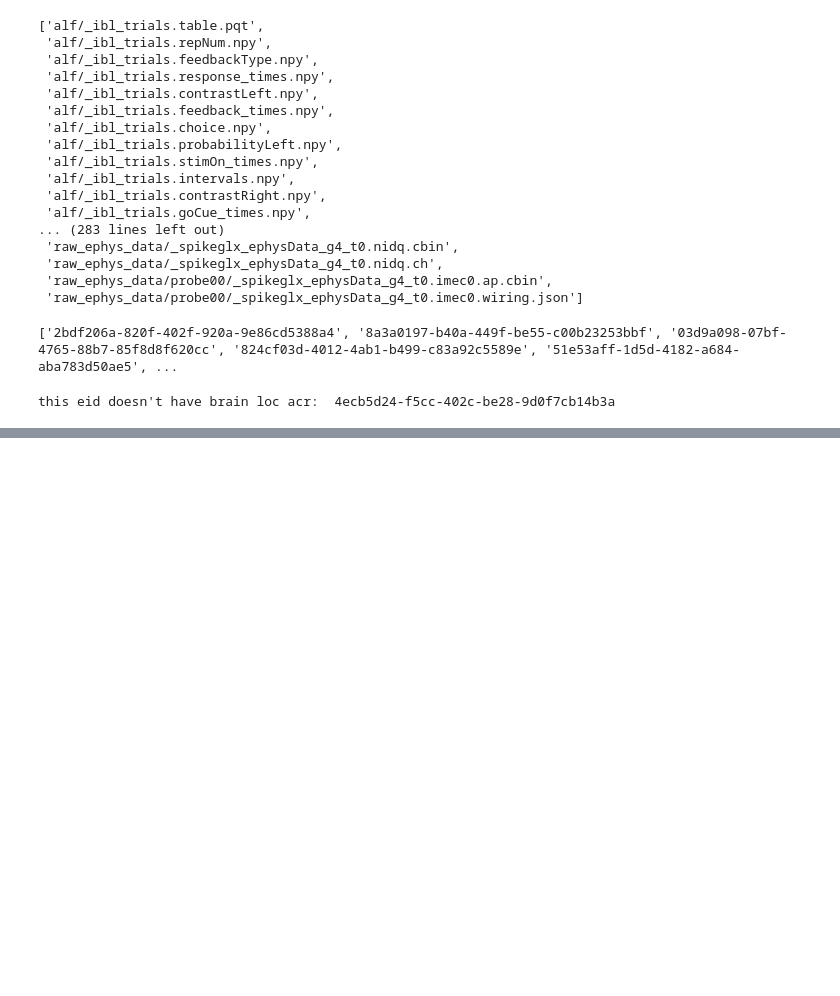
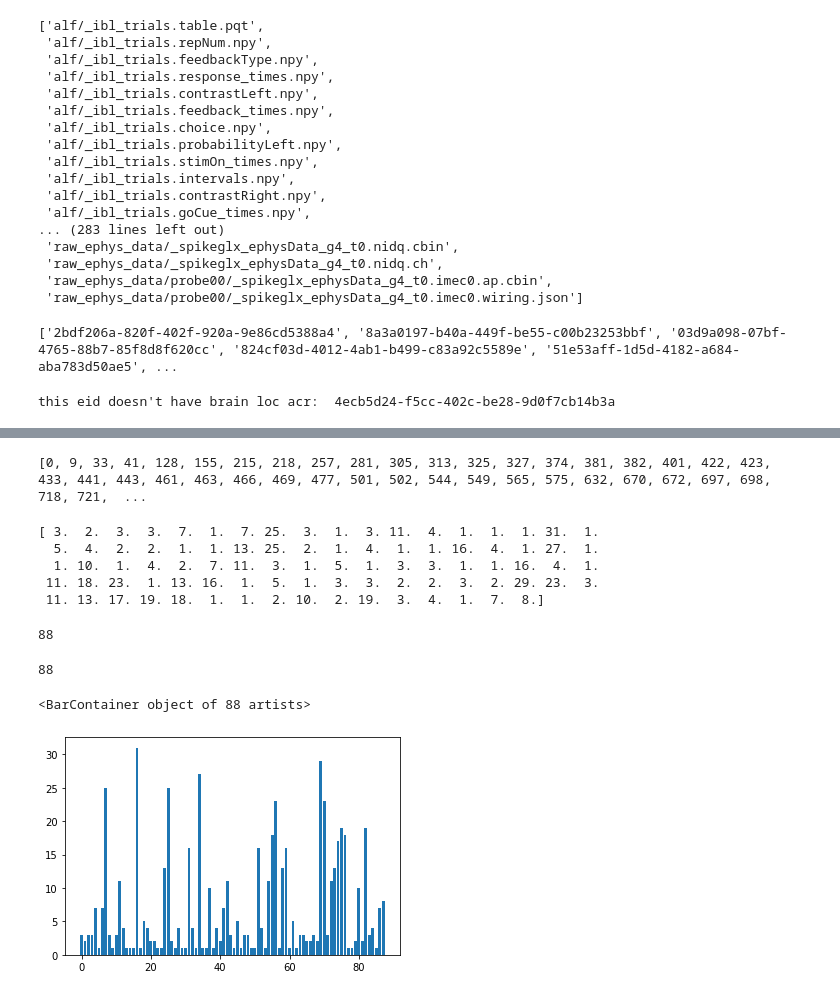
Before and after one commit to MariaKCodes/OpenMScThesisInNeuroPixelProbeDataAnalysis, a Jupyter notebook: SearchApp.ipynb, the cells around one changed output, grey strips where cells are left out. Cells and saved outputs as stored; diff of their text form; code cells hidden in the pictures; blank space fills up the shorter version.

Commit message:
Histogram over brain regions

```diff
--- a/SearchApp.ipynb
+++ b/SearchApp.ipynb
@@ -49,9 +49,11 @@ print(eids)
 # %% [output]
 ['2bdf206a-820f-402f-920a-9e86cd5388a4', '8a3a0197-b40a-449f-be55-c00b23253bbf', '03d9a098-07bf-4765-88b7-85f8d8f620cc', '824cf03d-4012-4ab1-b499-c83a92c5589e', '51e53aff-1d5d-4182-a684-aba783d50ae5', ...
 # %%
+dats=[]
 for eid in eids:
   try:
     dat = one.load_dataset(eid, '*channels.brainLocationIds_ccf_2017.npy')
+    dats.append(dat)
   except:
     print('this eid doesn\'t have brain loc acr: ', eid)
 # %% [output]
@@ -58,0 +81,46 @@ this eid doesn't have brain loc acr:  4ecb5d24-f5cc-402c-be28-9d0f7cb14b3a
+# %%
+import numpy as np
+unique=[]
+for d in dats:
+  u=list(np.unique(d))
+  for j in u:
+    unique.append(j)
+unique=list(np.unique(unique))
+# %%
+print(unique)
+# %% [output]
+[0, 9, 33, 41, 128, 155, 215, 218, 257, 281, 305, 313, 325, 327, 374, 381, 382, 401, 422, 423, 433, 441, 443, 461, 463, 466, 469, 477, 501, 502, 544, 549, 565, 575, 632, 670, 672, 697, 698, 718, 721,  ...
+# %%
+print(brain_hist)
+# %% [output]
+[ 3.  2.  3.  3.  7.  1.  7. 25.  3.  1.  3. 11.  4.  1.  1.  1. 31.  1.
+  5.  4.  2.  2.  1.  1. 13. 25.  2.  1.  4.  1.  1. 16.  4.  1. 27.  1.
+  1. 10.  1.  4.  2.  7. 11.  3.  1.  5.  1.  3.  3.  1.  1. 16.  4.  1.
+ 11. 18. 23.  1. 13. 16.  1.  5.  1.  3.  3.  2.  2.  3.  2. 29. 23.  3.
+ 11. 13. 17. 19. 18.  1.  1.  2. 10.  2. 19.  3.  4.  1.  7.  8.]
+# %%
+print(len(brain_hist))
+# %% [output]
+88
+# %%
+len(unique)
+# %% [output]
+88
+# %%
+brain_hist=np.zeros((len(unique)))
+dats_un=[]
+for d in dats:
+  u=list(np.unique(d))
+  dats_un.append(u)
+
+for u in range(len(unique)):
+  for d in range(len(dats_un)):
+      if unique[u] in dats_un[d]:
+        brain_hist[u]+=1
+
+import matplotlib.pyplot as plt
+
+plt.bar(range(0,len(unique)),np.array(brain_hist))
+# %% [output]
+<BarContainer object of 88 artists>
+[figure, added]
```
Also changed, not shown: parts of 5 cells of this notebook.
